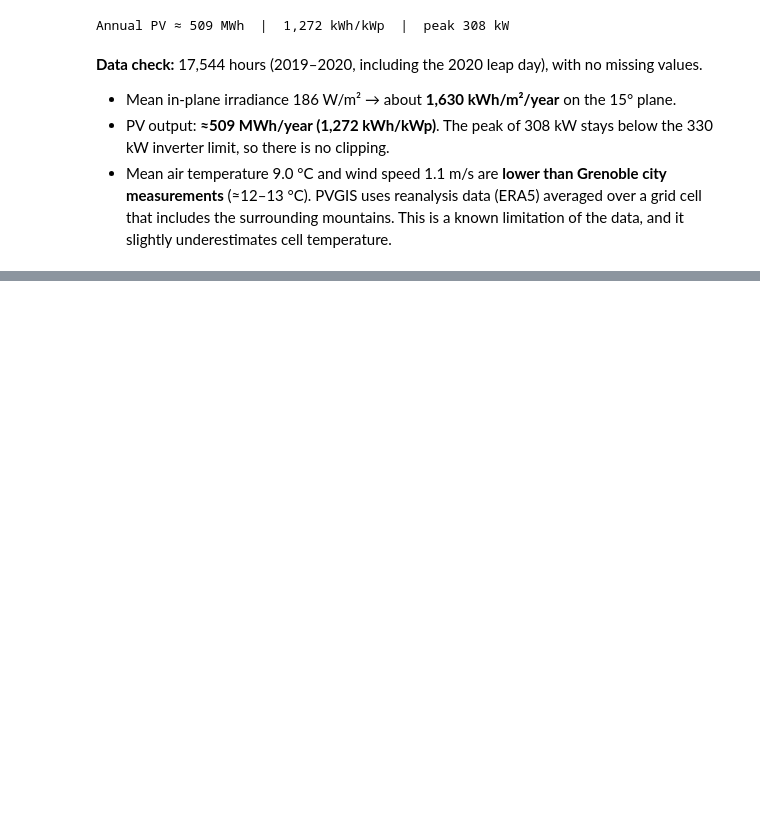
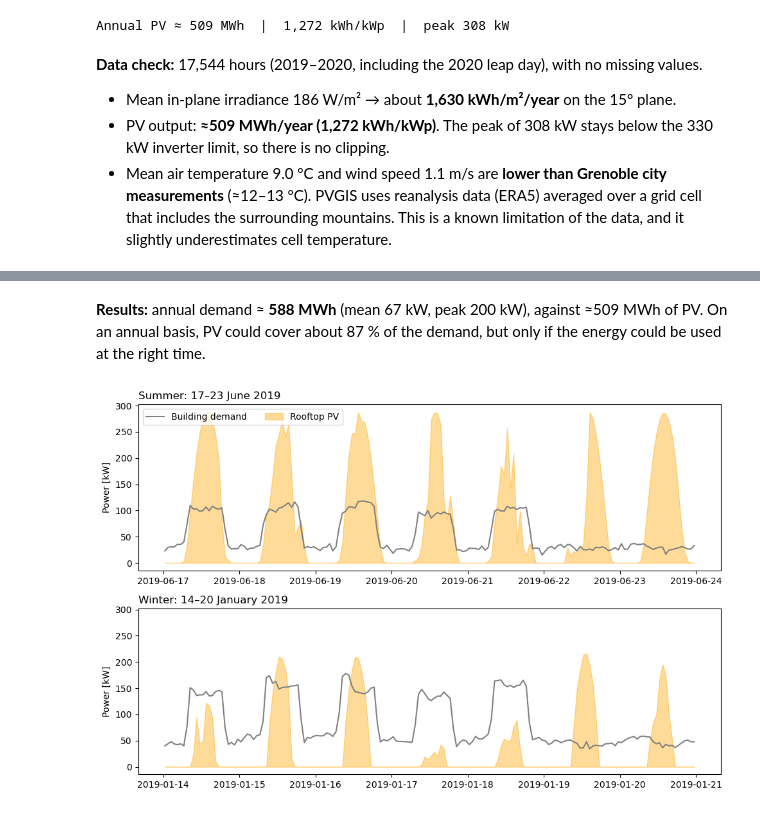
Before and after one commit to maduakordavid01-ui/solar-pv-python, a Jupyter notebook: outputs/02_my_ai_forecasting.ipynb, the cells around one changed output, grey strips where cells are left out. Cells and saved outputs as stored; diff of their text form; code cells hidden in the pictures; blank space fills up the shorter version.

Commit message:
NB2 Section 1.2: office demand model, summer vs winter

```diff
--- a/outputs/02_my_ai_forecasting.ipynb
+++ b/outputs/02_my_ai_forecasting.ipynb
@@ -108,0 +118,28 @@ Annual PV ≈ 509 MWh  |  1,272 kWh/kWp  |  peak 308 kW
+# %%
+#The demand model
+
+LOAD_SCALE = 0.6      # building size relative to the default model
+
+def office_load(index_utc, t_air, rng):
+    local = index_utc.tz_convert(SITE["tz"])          # people work in local time, not UTC
+    h, dow = local.hour, local.dayofweek               # hour 0–23, day 0 = Monday … 6 = Sunday
+    holidays = {"01-01", "05-01", "05-08", "07-14", "08-15", "11-01", "11-11", "12-25"}
+    workday  = (dow < 5) & ~pd.Index(local.strftime("%m-%d")).isin(holidays)
+    occupied = workday & (h >= 8) & (h < 19)
+    ramp     = workday & ((h == 7) | (h == 19))
+
+    base    = 45.0                                                     # kW, always on
+    occ     = np.where(occupied, 120.0, np.where(ramp, 55.0, 0.0))     # people, lights, computers
+    heating = np.clip(15 - t_air, 0, None) * np.where(occupied, 6.0, 2.5)   # kW per °C below 15
+    cooling = np.clip(t_air - 22, 0, None) * np.where(occupied, 9.0, 1.0)   # kW per °C above 22
+
+    day_factor = np.repeat(rng.normal(1.0, 0.06, len(index_utc)//24 + 1), 24)[:len(index_utc)]
+    noise      = rng.normal(0, 6, len(index_utc))
+    return pd.Series((base + occ + heating + cooling) * day_factor + noise,
+                     index=index_utc).clip(lower=20)
+
+load = (office_load(weather.index, weather["temp_air"].values, RNG) * LOAD_SCALE).rename("load_kw")
+df = pd.concat([pv, load, weather["temp_air"]], axis=1)
+
+print(f"Annual demand ≈ {load.sum()/len(YEARS)/1000:,.0f} MWh  |  peak {load.max():.0f} kW  |  mean {load.mean():.0f} kW")
+df.head()
@@ -108,0 +155,20 @@ Annual PV ≈ 509 MWh  |  1,272 kWh/kWp  |  peak 308 kW
+# %% [markdown]
+**Results:** annual demand ≈ **588 MWh** (mean 67 kW, peak 200 kW), against ≈509 MWh of PV.
+On an annual basis, PV could cover about 87 % of the demand, but only if the energy could be used at the right time.
+# %%
+# Summer vs winter week (both Monday → Sunday, same y-scale)
+
+
+weeks = {"Summer: 17–23 June 2019":   ("2019-06-17", "2019-06-23"),
+         "Winter: 14–20 January 2019": ("2019-01-14", "2019-01-20")}
+
+fig, axes = plt.subplots(2, 1, figsize=(10, 6.5), sharey=True)
+for ax, (title, (start, end)) in zip(axes, weeks.items()):
+    w = df.tz_convert(SITE["tz"]).loc[start:end]
+    ax.plot(w.index, w["load_kw"], color="grey", lw=1.5, label="Building demand")
+    ax.fill_between(w.index, 0, w["pv_kw"], color="orange", alpha=0.4, label="Rooftop PV")
+    ax.set_title(title, loc="left"); ax.set_ylabel("Power [kW]")
+axes[0].legend(loc="upper left", ncol=2)
+plt.tight_layout(); plt.show()
+# %% [output]
+[figure, added]
```
Also changed, not shown: parts of 3 cells of this notebook.
